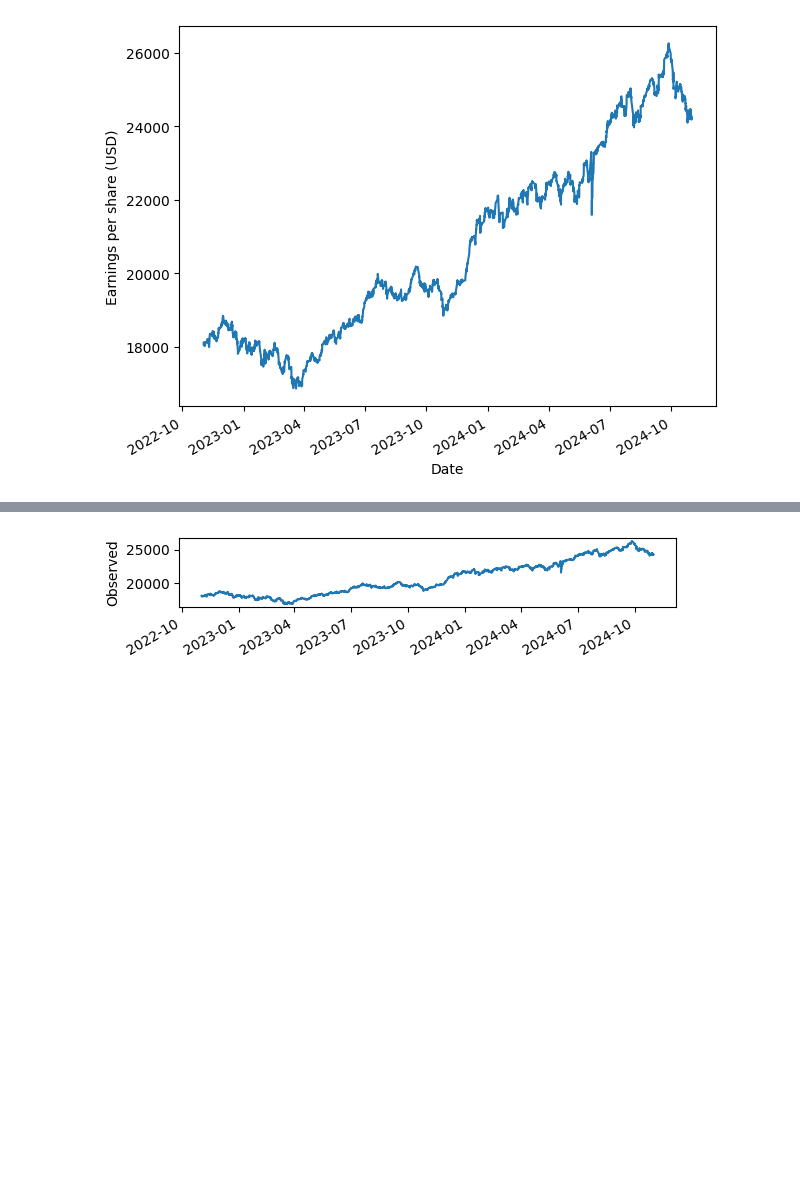
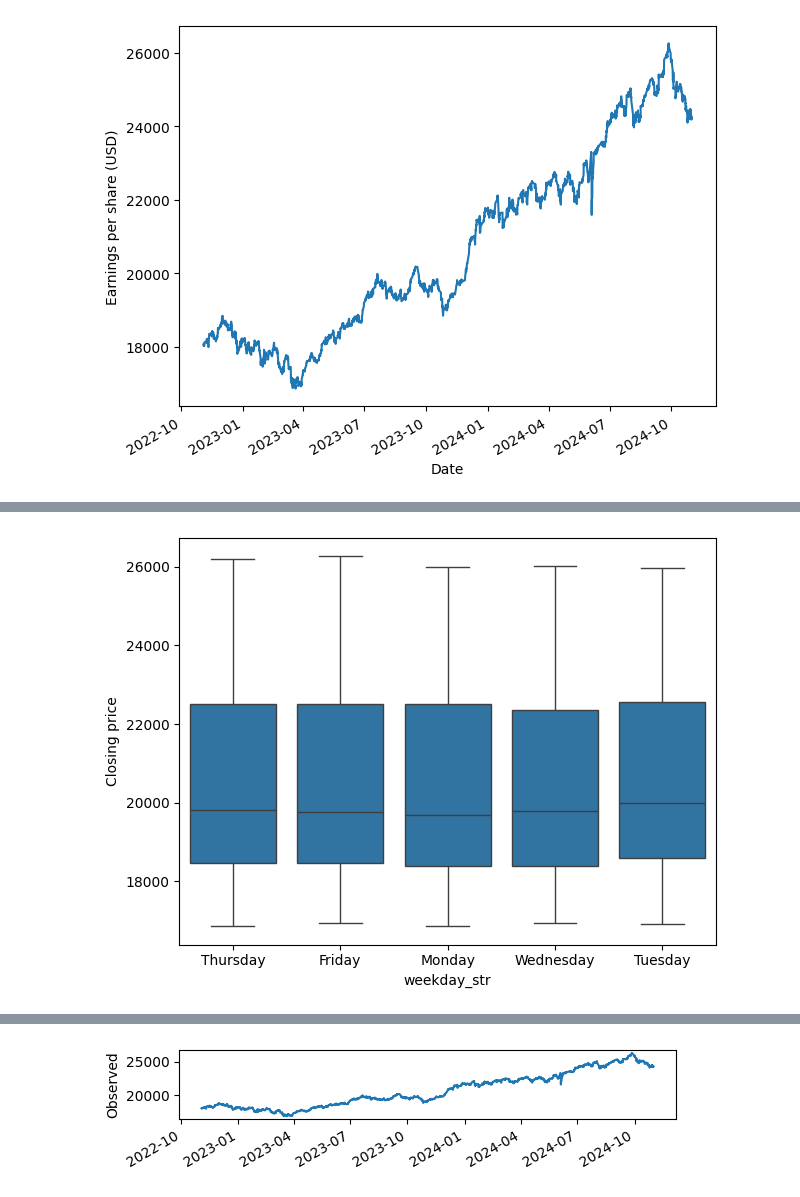
Before and after one commit to ManideepDonkena/TimeSeriesForecastingInPython, a Jupyter notebook: CH01/CH01.ipynb, the cells around one changed output, grey strips where cells are left out. Saved outputs shown, nothing was run; the diff lists cells and outputs as text; code cells hidden in the pictures; blank space fills up the shorter version.

```diff
--- a/CH01/CH01.ipynb
+++ b/CH01/CH01.ipynb
@@ -245,0 +301,8 @@ advanced_decomposition = STL(df_hourly.Close, period=4).fit()
+# %%
+# boxplot
+fig, ax = plt.subplots()
+sns.boxplot(x='weekday_str', y='Close', data=df_hourly, ax=ax)
+ax.set_ylabel('Closing price')
+plt.tight_layout()
+# %% [output]
+[figure, added]
```
Also changed, not shown: parts of 24 cells of this notebook, 20 other files.
